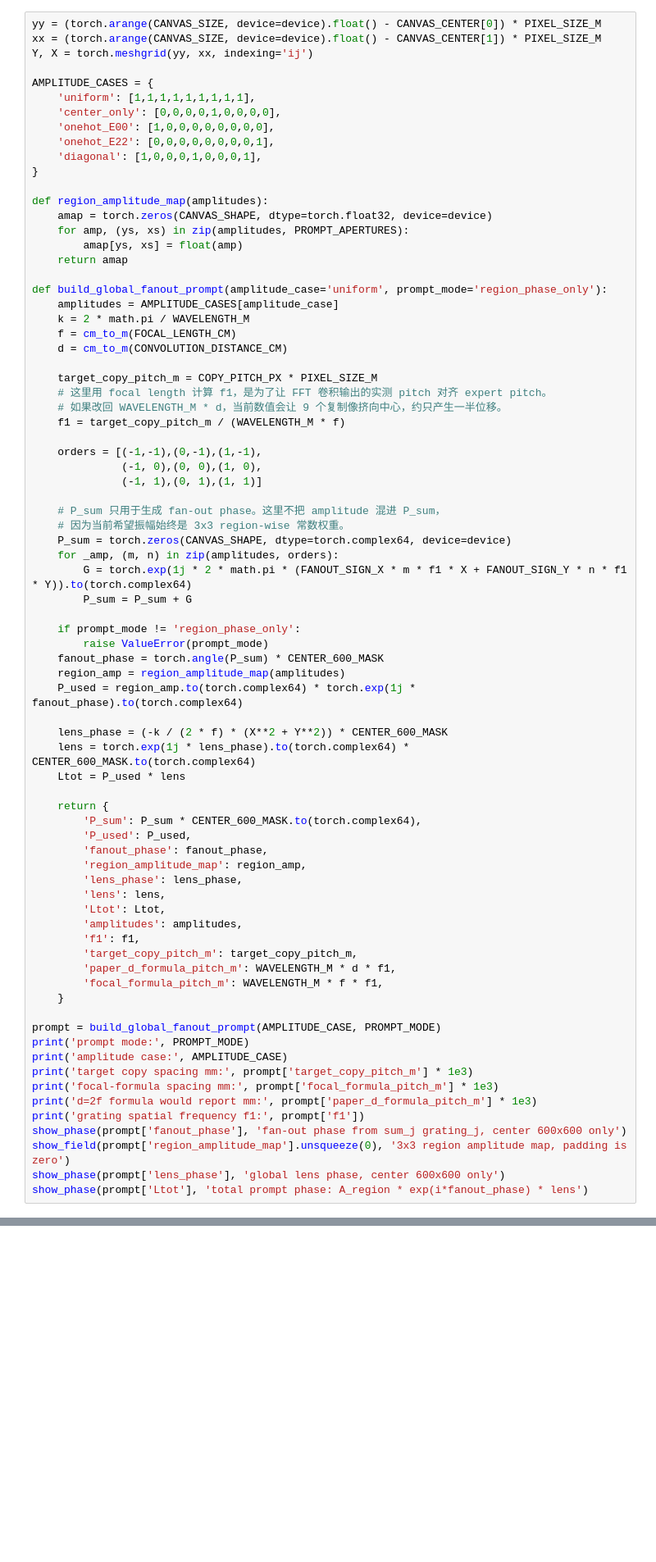
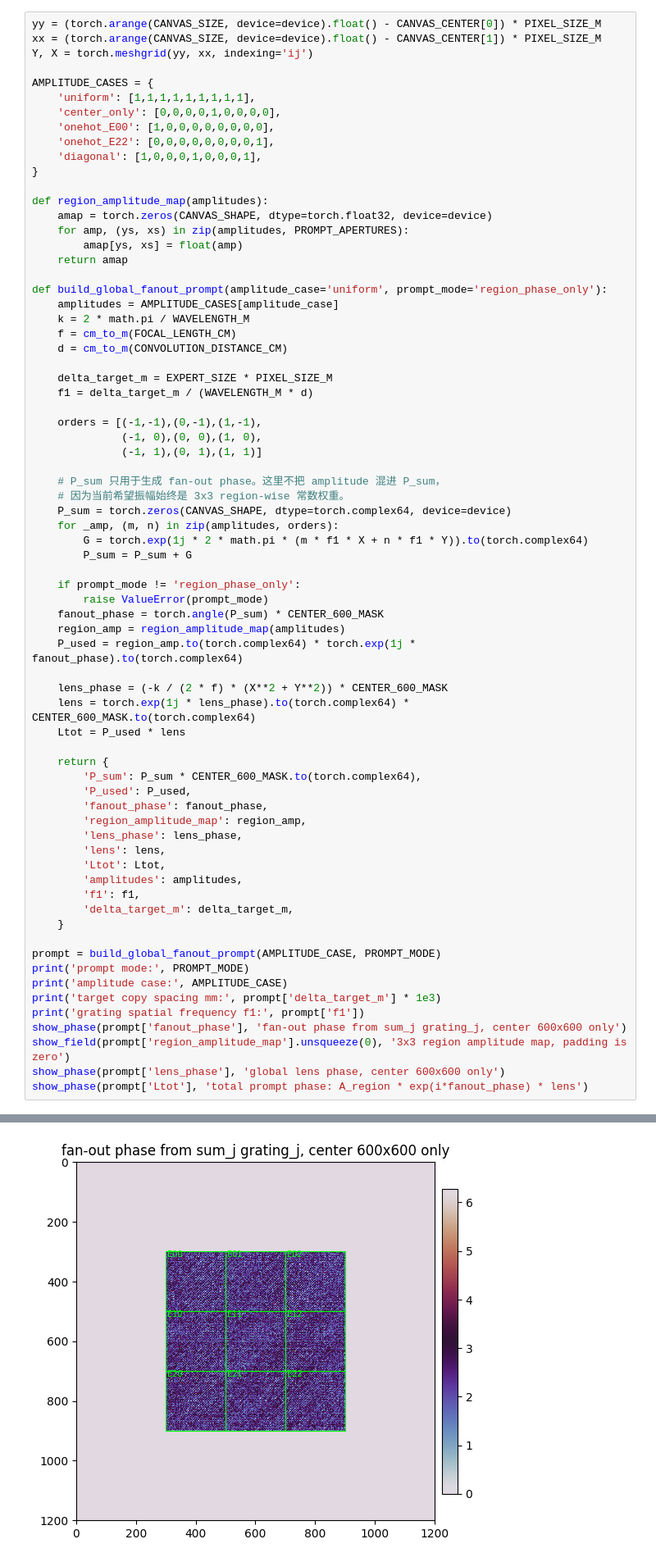
Before and after one commit to MillionXie/2026OpticsMoE, a Jupyter notebook: opticalmoe/notebooks/nine_expert_global_fanout_prompt_step_by_step.ipynb, the cells around one changed output, grey strips where cells are left out. Shown at 82% size. Saved outputs shown, nothing was run; the diff lists cells and outputs as text; blank space fills up the shorter version.

```diff
--- a/opticalmoe/notebooks/nine_expert_global_fanout_prompt_step_by_step.ipynb
+++ b/opticalmoe/notebooks/nine_expert_global_fanout_prompt_step_by_step.ipynb
@@ -355,10 +314,8 @@ def build_global_fanout_prompt(amplitude_case='uniform', prompt_mode='region_pha
     f = cm_to_m(FOCAL_LENGTH_CM)
     d = cm_to_m(CONVOLUTION_DISTANCE_CM)
 
-    target_copy_pitch_m = COPY_PITCH_PX * PIXEL_SIZE_M
-    # 这里用 focal length 计算 f1，是为了让 FFT 卷积输出的实测 pitch 对齐 expert pitch。
-    # 如果改回 WAVELENGTH_M * d，当前数值会让 9 个复制像挤向中心，约只产生一半位移。
-    f1 = target_copy_pitch_m / (WAVELENGTH_M * f)
+    delta_target_m = EXPERT_SIZE * PIXEL_SIZE_M
+    f1 = delta_target_m / (WAVELENGTH_M * d)
 
     orders = [(-1,-1),(0,-1),(1,-1),
               (-1, 0),(0, 0),(1, 0),
@@ -368,7 +325,7 @@ def build_global_fanout_prompt(amplitude_case='uniform', prompt_mode='region_pha
     # 因为当前希望振幅始终是 3x3 region-wise 常数权重。
     P_sum = torch.zeros(CANVAS_SHAPE, dtype=torch.complex64, device=device)
     for _amp, (m, n) in zip(amplitudes, orders):
-        G = torch.exp(1j * 2 * math.pi * (FANOUT_SIGN_X * m * f1 * X + FANOUT_SIGN_Y * n * f1 * Y)).to(torch.complex64)
+        G = torch.exp(1j * 2 * math.pi * (m * f1 * X + n * f1 * Y)).to(torch.complex64)
         P_sum = P_sum + G
 
     if prompt_mode != 'region_phase_only':
@@ -391,19 +348,16 @@ def build_global_fanout_prompt(amplitude_case='uniform', prompt_mode='region_pha
         'Ltot': Ltot,
         'amplitudes': amplitudes,
         'f1': f1,
-        'target_copy_pitch_m': target_copy_pitch_m,
-        'paper_d_formula_pitch_m': WAVELENGTH_M * d * f1,
-        'focal_formula_pitch_m': WAVELENGTH_M * f * f1,
+        'delta_target_m': delta_target_m,
     }
 
 prompt = build_global_fanout_prompt(AMPLITUDE_CASE, PROMPT_MODE)
 print('prompt mode:', PROMPT_MODE)
 print('amplitude case:', AMPLITUDE_CASE)
-print('target copy spacing mm:', prompt['target_copy_pitch_m'] * 1e3)
-print('focal-formula spacing mm:', prompt['focal_formula_pitch_m'] * 1e3)
-print('d=2f formula would report mm:', prompt['paper_d_formula_pitch_m'] * 1e3)
+print('target copy spacing mm:', prompt['delta_target_m'] * 1e3)
 print('grating spatial frequency f1:', prompt['f1'])
 show_phase(prompt['fanout_phase'], 'fan-out phase from sum_j grating_j, center 600x600 only')
 show_field(prompt['region_amplitude_map'].unsqueeze(0), '3x3 region amplitude map, padding is zero')
 show_phase(prompt['lens_phase'], 'global lens phase, center 600x600 only')
 show_phase(prompt['Ltot'], 'total prompt phase: A_region * exp(i*fanout_phase) * lens')
+# %% [output]
@@ -409,0 +368 @@ show_phase(prompt['Ltot'], 'total prompt phase: A_region * exp(i*fanout_phase) *
+[figure, added]
```
Also changed, not shown: parts of 12 cells of this notebook, 1 other file.
